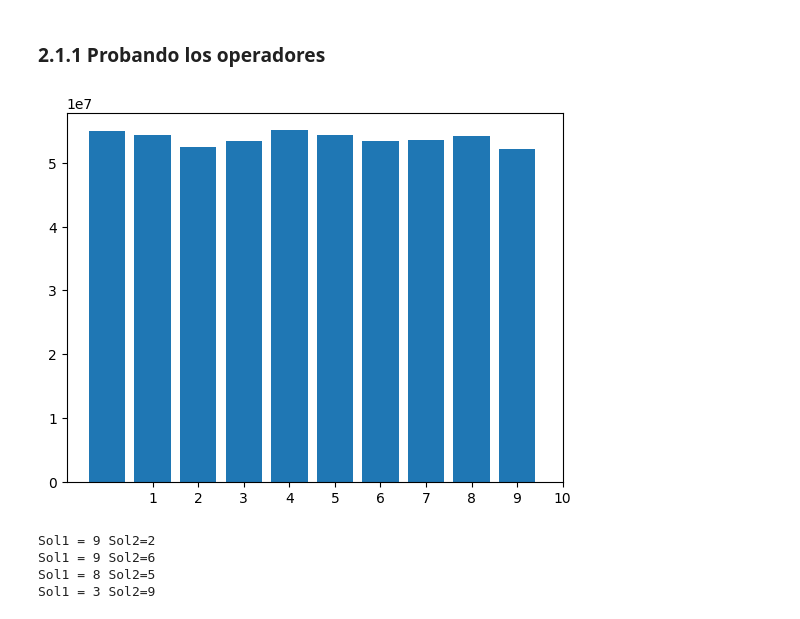
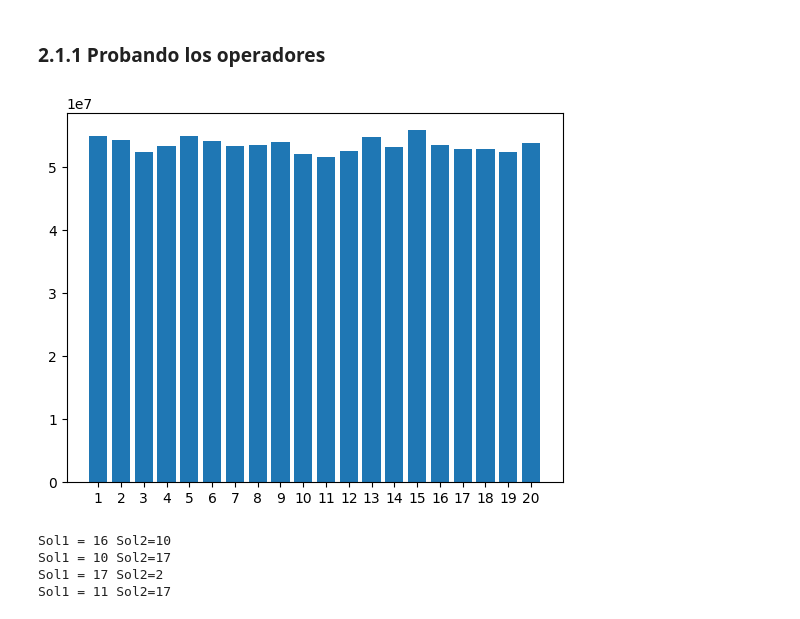
Before and after one commit to pnovoa/practic, a Jupyter notebook: practica_5.ipynb, the cells around one changed output. Saved outputs shown, nothing was run; the diff lists cells and outputs as text; code cells hidden in the pictures.

```diff
--- a/practica_5.ipynb
+++ b/practica_5.ipynb
@@ -156,31 +217,31 @@ def selection_tournament(pop_fitness, prop_tourn=0.2):
 ### 2.1.1 Probando los operadores
 # %%
 np.random.seed(123)
-pop_size = 10
+pop_size = 20
 solutions = np.array([np.random.permutation(problem.n) for i in range(pop_size)], dtype=int)
 fitnessess = np.array([problem(solution) for solution in solutions], dtype=int)
 
 plt.bar(x=np.arange(1,pop_size+1), height=fitnessess)
 plt.xticks(np.arange(1,pop_size+1))
 plt.show()
 
 # Probando el operador de selección
 
 sol1, sol2 = selection_tournament(fitnessess, prop_tourn=0.3)
 print(f"Sol1 = {sol1} Sol2={sol2}")
 sol1, sol2 = selection_tournament(fitnessess, prop_tourn=0.3)
 print(f"Sol1 = {sol1} Sol2={sol2}")
 
 sol1, sol2 = selection_tournament(fitnessess, prop_tourn=0.3)
 print(f"Sol1 = {sol1} Sol2={sol2}")
 sol1, sol2 = selection_tournament(fitnessess, prop_tourn=0.3)
 print(f"Sol1 = {sol1} Sol2={sol2}")
 # %% [output]
-[figure, old version]
+[figure, new version]
-Sol1 = 9 Sol2=2
-Sol1 = 9 Sol2=6
-Sol1 = 8 Sol2=5
-Sol1 = 3 Sol2=9
+Sol1 = 16 Sol2=10
+Sol1 = 10 Sol2=17
+Sol1 = 17 Sol2=2
+Sol1 = 11 Sol2=17
 # %%
 class TraditionalGA:
     def __init__(self, qa_problem:QAProblem, pop_size:int=50, crossover_rate:float=0.8, mutation_rate:float=0.05, replace_fn=op.replace_fitness_based) -> None:
```
Also changed, not shown: parts of 2 cells of this notebook.
